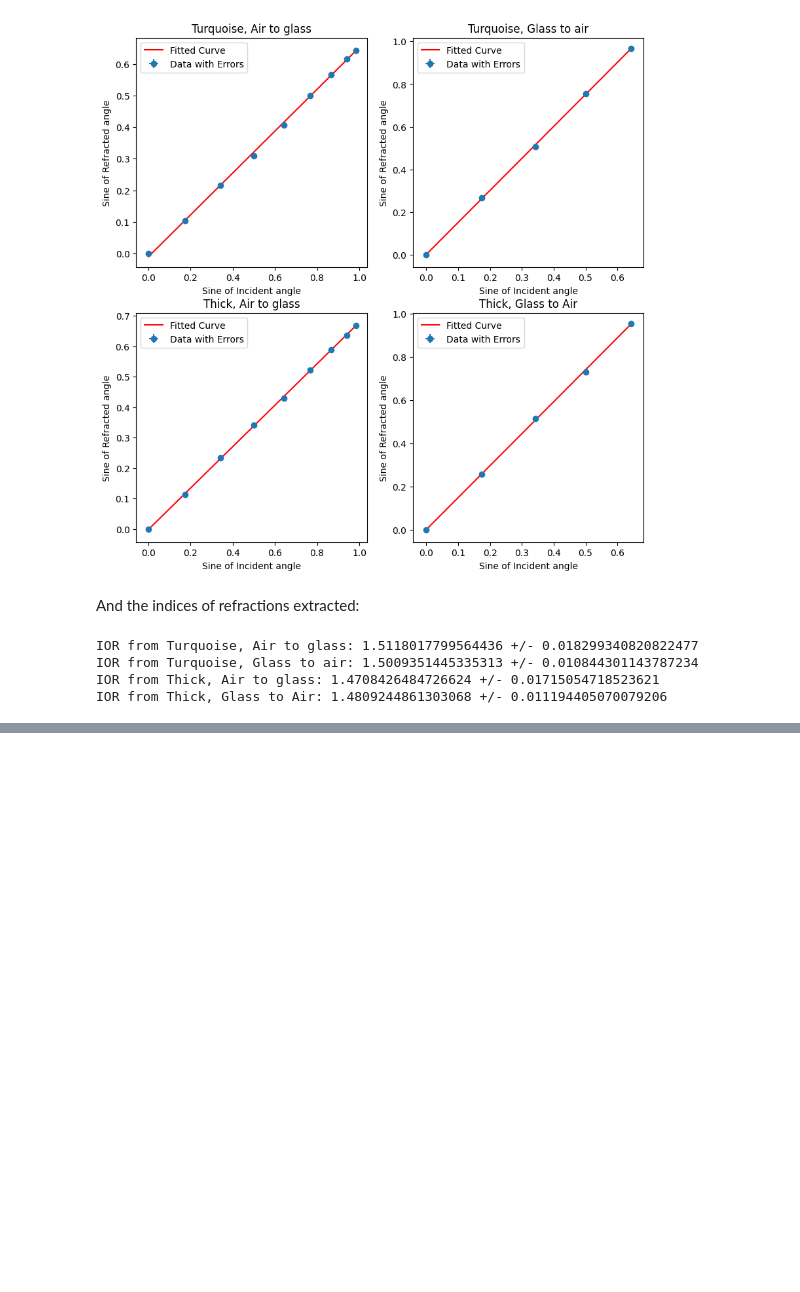
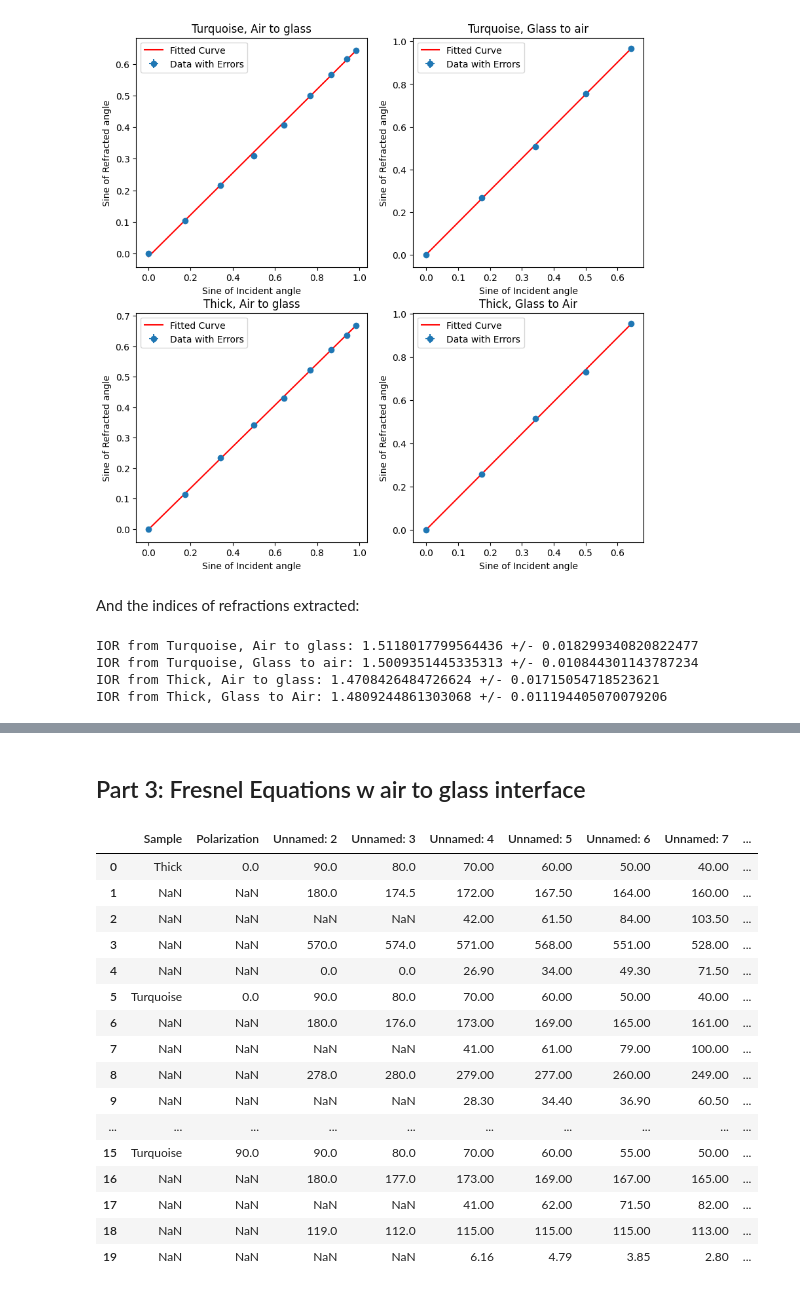
Before and after one commit to JackieLee23/Physics-387, a Jupyter notebook: boundary/boundary_analysis.ipynb, the cells around one changed output, grey strips where cells are left out. Cells and saved outputs as stored; diff of their text form; code cells hidden in the pictures; blank space fills up the shorter version.

```diff
--- a/boundary/boundary_analysis.ipynb
+++ b/boundary/boundary_analysis.ipynb
@@ -109,0 +103,2 @@ numpy.int32
+# %% [markdown]
+## Part 3: Fresnel Equations w air to glass interface
@@ -109,0 +110,21 @@ numpy.int32
+# %%
+df = pd.read_excel(data_path, sheet_name = "Part3")
+df
+# %% [output]
+|  | Sample | Polarization | Unnamed: 2 | Unnamed: 3 | Unnamed: 4 | Unnamed: 5 | Unnamed: 6 | Unnamed: 7 | ... |
+| 0 | Thick | 0.0 | 90.0 | 80.0 | 70.00 | 60.00 | 50.00 | 40.00 | ... |
+| 1 | NaN | NaN | 180.0 | 174.5 | 172.00 | 167.50 | 164.00 | 160.00 | ... |
+| 2 | NaN | NaN | NaN | NaN | 42.00 | 61.50 | 84.00 | 103.50 | ... |
+| 3 | NaN | NaN | 570.0 | 574.0 | 571.00 | 568.00 | 551.00 | 528.00 | ... |
+| 4 | NaN | NaN | 0.0 | 0.0 | 26.90 | 34.00 | 49.30 | 71.50 | ... |
+| 5 | Turquoise | 0.0 | 90.0 | 80.0 | 70.00 | 60.00 | 50.00 | 40.00 | ... |
+| 6 | NaN | NaN | 180.0 | 176.0 | 173.00 | 169.00 | 165.00 | 161.00 | ... |
+| 7 | NaN | NaN | NaN | NaN | 41.00 | 61.00 | 79.00 | 100.00 | ... |
+| 8 | NaN | NaN | 278.0 | 280.0 | 279.00 | 277.00 | 260.00 | 249.00 | ... |
+| 9 | NaN | NaN | NaN | NaN | 28.30 | 34.40 | 36.90 | 60.50 | ... |
+| ... | ... | ... | ... | ... | ... | ... | ... | ... | ... |
+| 15 | Turquoise | 90.0 | 90.0 | 80.0 | 70.00 | 60.00 | 55.00 | 50.00 | ... |
+| 16 | NaN | NaN | 180.0 | 177.0 | 173.00 | 169.00 | 167.00 | 165.00 | ... |
+| 17 | NaN | NaN | NaN | NaN | 41.00 | 62.00 | 71.50 | 82.00 | ... |
+| 18 | NaN | NaN | 119.0 | 112.0 | 115.00 | 115.00 | 115.00 | 113.00 | ... |
+| 19 | NaN | NaN | NaN | NaN | 6.16 | 4.79 | 3.85 | 2.80 | ... |
```
Also changed, not shown: parts of 9 cells of this notebook, 2 other files.
